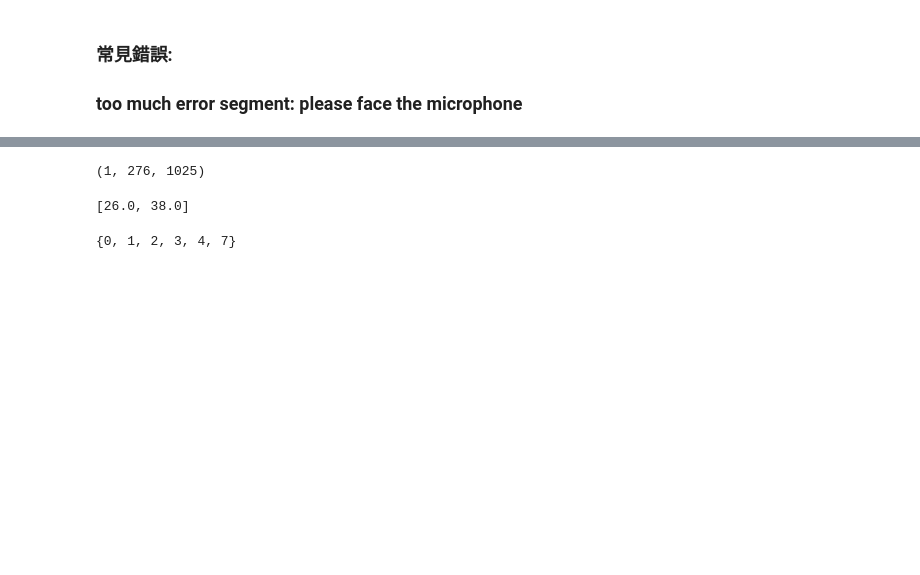
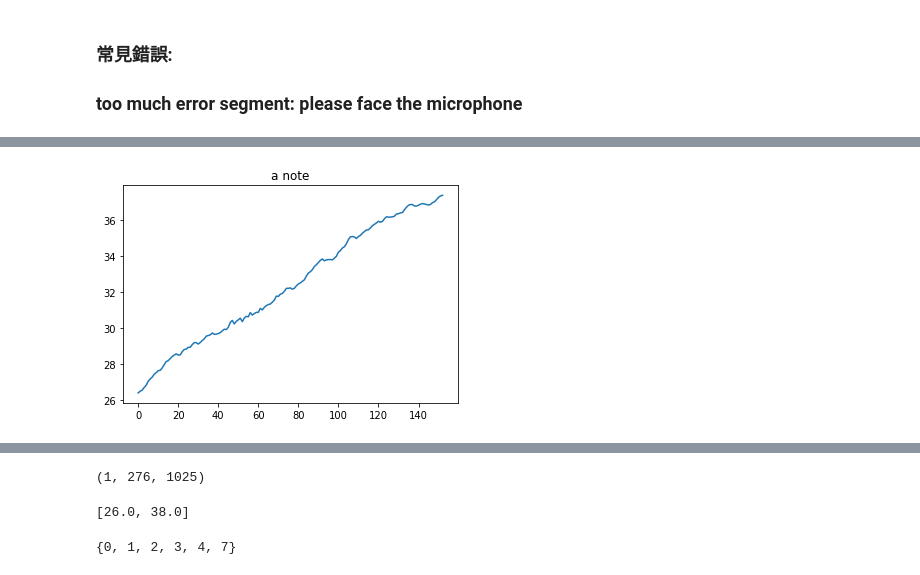
Before and after one commit to BeyondCloud/Vowel_Conversion, a Jupyter notebook: dataset_judgement.ipynb, the cells around one changed output, grey strips where cells are left out. Saved outputs shown, nothing was run; the diff lists cells and outputs as text; code cells hidden in the pictures; blank space fills up the shorter version.

```diff
--- a/dataset_judgement.ipynb
+++ b/dataset_judgement.ipynb
@@ -8,7 +8,7 @@ subject_note_upper = 100
 ### 常見錯誤:
 ### too much error segment: please face the microphone
 # %%
-# pass_list = [0,0,0,0,0]
+pass_list = [0,0,0,0,0]
 from termcolor import colored
 import sys
 import numpy as np
@@ -20,24 +20,29 @@ import soundfile as sf
 # import librosa
 import pyworld as pw
 
-#28 38 9 男
-#32 42 9 女
+subject_note_lower = 0
+subject_note_upper = 100
 
 frame_period = 10.0 # millisecond
 samples_per_frame = int(np.floor(44100.0 * frame_period/1000.0))
 
 aiueo = ['a','i','u','e','o']
-isMale = 1
-if isMale:
-    note_lower,note_upper = 27,38
-else:
-    note_lower,note_upper = 32,42
+
+#28 38 9 男
+#32 42 9 女
+
+note_lower,note_upper = 27,37
+
 
 pitch_range_file = open(r'./data/pRange.pkl', 'wb')
 
 max_del_note = 0.35
 del_sp_upper = 0.000001  #1.7
-
+def get_valid_f0_idx(f0,max_note,min_note,tol = 5):
+    f0_max = 440*np.power(2,(max_note-49.0)/12.0)
+    f0_min = 440*np.power(2,(min_note-49.0)/12.0)
+    idx = np.where(np.logical_and(f0>=f0_min-tol, f0<=f0_max+tol))
+    return idx
 
 for i in range(len(aiueo)):
     if pass_list[i]:
@@ -58,30 +63,26 @@ for i in range(len(aiueo)):
         continue
     try:
         x = (x[:,0] + x[:,1])/2 # stereo to mono
-        x = x/max(x)
+        x = x/max(x)*0.5
     except:
         print("錯誤:請使用雙聲道(stereo 2 channel)錄音")
         continue
     num_of_frames = int(np.floor(len(x)/samples_per_frame))
-    f0, sp, ap = pw.wav2world(x, fs, frame_period =  frame_period)    # use default options
-    inf_cnt = 0
-    if inf_cnt != 0:
-        print(wavname,'音檔中有無法分析的片段，',len(f0_note),'片段中有',inf_cnt,'個片段無法分析，請再次嘗試:fail')
+    f0, sp, _ = pw.wav2world(x, fs, frame_period =  frame_period)    # use default options
+#     inf_cnt = 0
+#     if inf_cnt != 0:
+#         print(wavname,'音檔中有無法分析的片段，',len(f0_note),'片段中有',inf_cnt,'個片段無法分析，請再次嘗試:fail')
+
     print(aiueo[i],'分析結果:')
 
+
     #criteria 1: max pitch ,min pitch
-    idx = np.where(f0 != 0)
-    f0 = f0[idx]
-    sp = sp[idx]
-    ap = ap[idx]
-    f0_note = 12*np.log2(f0[1:-1]/440)+49
-    idx = np.where(f0_note >= note_lower and note_lower <= note_upper)
-    f0_note = f0_note[idx]
-    sp = sp[idx]
-    ap = ap[idx]
+    f0 = f0[1:]
+    sp = sp[1:]
 
-#     f0_note = 12*np.log2(f0[1:-1]/440)+49
-    min_his = min(np.histogram(f0_note, bins=13)[0])
+#     f0_note = 12*np.log2(f0/440)+49
+
+
     print("最低音限制(<",note_lower,"):",round(min(f0_note),3),"pass" if min(f0_note)<note_lower else "fail")
     print("最高音限制(>",note_upper,"):",round(max(f0_note),3),"pass" if max(f0_note)>note_upper else "fail")
     if (not max(f0_note)>note_upper) or ((not min(f0_note)<note_lower)):
@@ -95,25 +96,23 @@ for i in range(len(aiueo)):
         print('include',str(file_cnt)+'.wav' )
         x2,_ = sf.read(wavname+str(file_cnt)+'.wav')
         x2 = (x2[:,0] + x2[:,1])/2 # stereo to mono
+        x2 = x2/max(x2)*0.5
         wavname = 'data/'+aiueo[i]+str(file_cnt)
-        f02, sp2, ap2 = pw.wav2world(x2, fs, frame_period =  frame_period)    # use default options
-        idx = np.where(f02 != 0)
-        f02 = f02[idx]
-        sp2 = sp2[idx]
-        ap2 = ap2[idx]
-        f0_note2 = 12*np.log2(f0[1:-1]/440)+49
-        idx = np.where(f0_note2 >= note_lower and f0_note2 <= note_upper)
-        f0_note2 = f0_note2[idx]
-        sp = sp[idx]
-        ap = ap[idx]
-        f0_note =np.concatenate((f0_note,12*np.log2(f02[1:-1]/440)+49), axis=0)
+        f02, sp2,_ = pw.wav2world(x2, fs, frame_period =  frame_period)    # use default options
+        f02 = f02[1:]
+        sp2 = sp2[1:]
+        f0 =np.concatenate((f0,f02), axis=0)
+        sp =np.concatenate((sp,sp2), axis=0)
         file_cnt +=1
 
+    idx = get_valid_f0_idx(f0,note_upper,note_lower)
+    f0_note = 12*np.log2(f0[idx]/440)+49
+    #min_his = min(np.histogram(f0_note, bins=13)[0])
+    sp = sp[idx]
     subject_note_lower = max(np.ceil(min(f0_note)),subject_note_lower)
-    subject_note_upper = min(np.ceil(max(f0_note)),subject_note_upper)
+    subject_note_upper = min(np.floor(max(f0_note)),subject_note_upper)
 
-    plt.ylim(ymin=note_lower-5,ymax=note_upper+5)
-    plt.title('note')
+    plt.title(aiueo[i]+' note')
     plt.plot(f0_note)
     plt.show()
 
@@ -125,31 +124,31 @@ for i in range(len(aiueo)):
         isPass = False
 
         plt.plot(sorted_note)
-        plt.title('sorted note')
+        plt.title(aiueo[i]+' sorted note')
         plt.show()
-        plt.title('del note')
+        plt.title(aiueo[i]+' del note')
         plt.plot(del_note)
         plt.show()
-
 
     #criteria 3:prevent noise
     del_sp = np.mean(np.power(abs(sp[2:-1,400:]-sp[1:-2,400:]),2),axis= 1)
     max_del_sp = max(del_sp)
+    plt.plot(del_sp)
+    plt.show()
     print("del_sp(<",del_sp_upper,"):",max_del_sp)
     if (not max_del_sp<del_sp_upper):
         print("Warning: the audio file might contain noise, please check")
         plt.plot(del_sp)
         plt.show()
 
-#     plt.hist(f0_note, bins = 13,range =(note_lower,note_upper),  facecolor='green', alpha=0.5)
-#     plt.show()
-
-#     note_range = np.ptp(f0_note)
     if isPass:
         pass_list[i] = 1
-pickle.dump([subject_note_lower,subject_note_upper], pitch_range_file)
+
+
+pickle.dump([note_lower,note_upper], pitch_range_file)
 pitch_range_file.close()
-print("pitch range:" ,[subject_note_lower,subject_note_upper])
+print("your pitch range:" ,[subject_note_lower,subject_note_upper])
+print("saved pitch range:" ,[note_lower,note_upper])
 print("==================結果===================")
 if sum(pass_list) == len(aiueo):
     print("恭喜! 您的音檔可以使用，感謝您的配合!")
@@ -161,0 +162 @@ i 分析結果:
+[figure, added]
```
Also changed, not shown: parts of 2 cells of this notebook.
